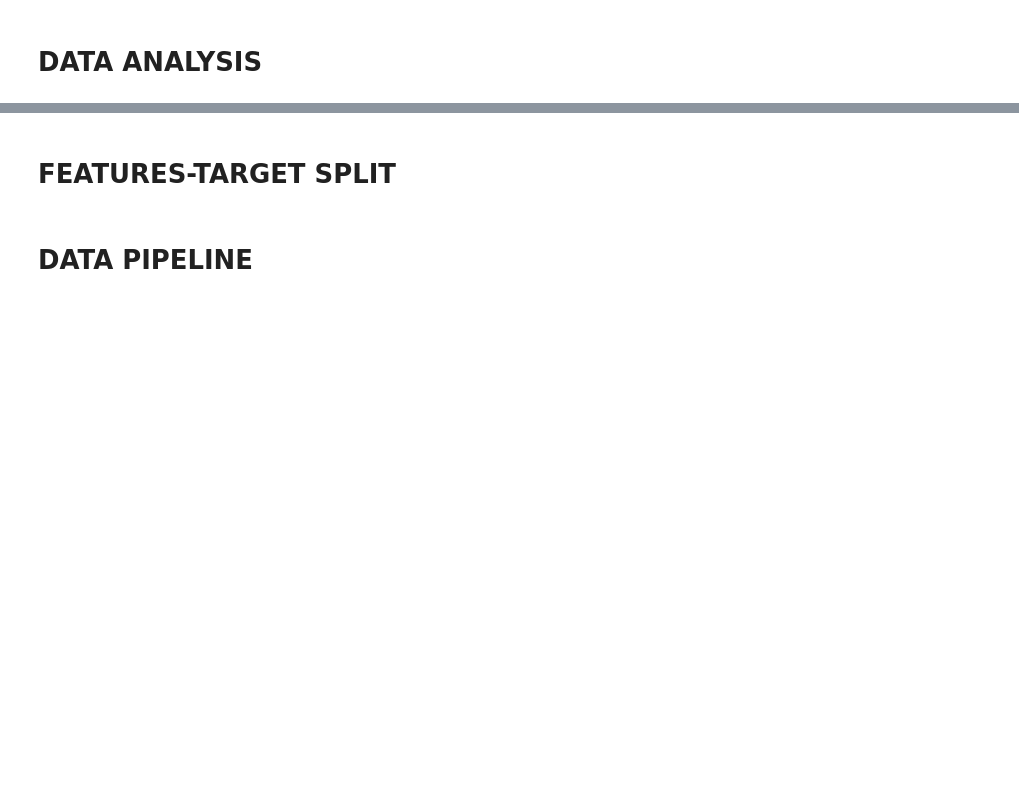
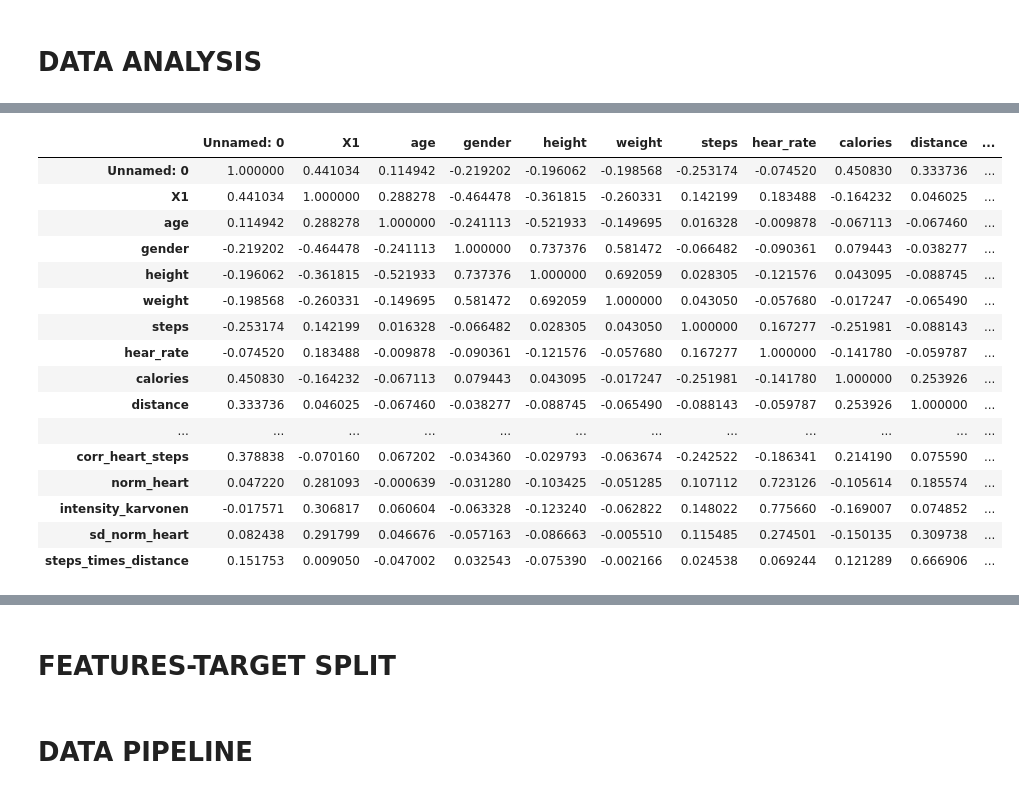
Before and after one commit to VishalVinayRam/Heart-management-model, a Jupyter notebook: fitbit-apple-watch-analysis-and-prediction.ipynb, the cells around one changed output, grey strips where cells are left out. Saved outputs shown, nothing was run; the diff lists cells and outputs as text; code cells hidden in the pictures; blank space fills up the shorter version.

```diff
--- a/fitbit-apple-watch-analysis-and-prediction.ipynb
+++ b/fitbit-apple-watch-analysis-and-prediction.ipynb
@@ -219,0 +370,20 @@ plt.show()
+# %%
+corr_matrix
+# %% [output]
+|  | Unnamed: 0 | X1 | age | gender | height | weight | steps | hear_rate | calories | distance | ... |
+| Unnamed: 0 | 1.000000 | 0.441034 | 0.114942 | -0.219202 | -0.196062 | -0.198568 | -0.253174 | -0.074520 | 0.450830 | 0.333736 | ... |
+| X1 | 0.441034 | 1.000000 | 0.288278 | -0.464478 | -0.361815 | -0.260331 | 0.142199 | 0.183488 | -0.164232 | 0.046025 | ... |
+| age | 0.114942 | 0.288278 | 1.000000 | -0.241113 | -0.521933 | -0.149695 | 0.016328 | -0.009878 | -0.067113 | -0.067460 | ... |
+| gender | -0.219202 | -0.464478 | -0.241113 | 1.000000 | 0.737376 | 0.581472 | -0.066482 | -0.090361 | 0.079443 | -0.038277 | ... |
+| height | -0.196062 | -0.361815 | -0.521933 | 0.737376 | 1.000000 | 0.692059 | 0.028305 | -0.121576 | 0.043095 | -0.088745 | ... |
+| weight | -0.198568 | -0.260331 | -0.149695 | 0.581472 | 0.692059 | 1.000000 | 0.043050 | -0.057680 | -0.017247 | -0.065490 | ... |
+| steps | -0.253174 | 0.142199 | 0.016328 | -0.066482 | 0.028305 | 0.043050 | 1.000000 | 0.167277 | -0.251981 | -0.088143 | ... |
+| hear_rate | -0.074520 | 0.183488 | -0.009878 | -0.090361 | -0.121576 | -0.057680 | 0.167277 | 1.000000 | -0.141780 | -0.059787 | ... |
+| calories | 0.450830 | -0.164232 | -0.067113 | 0.079443 | 0.043095 | -0.017247 | -0.251981 | -0.141780 | 1.000000 | 0.253926 | ... |
+| distance | 0.333736 | 0.046025 | -0.067460 | -0.038277 | -0.088745 | -0.065490 | -0.088143 | -0.059787 | 0.253926 | 1.000000 | ... |
+| ... | ... | ... | ... | ... | ... | ... | ... | ... | ... | ... | ... |
+| corr_heart_steps | 0.378838 | -0.070160 | 0.067202 | -0.034360 | -0.029793 | -0.063674 | -0.242522 | -0.186341 | 0.214190 | 0.075590 | ... |
+| norm_heart | 0.047220 | 0.281093 | -0.000639 | -0.031280 | -0.103425 | -0.051285 | 0.107112 | 0.723126 | -0.105614 | 0.185574 | ... |
+| intensity_karvonen | -0.017571 | 0.306817 | 0.060604 | -0.063328 | -0.123240 | -0.062822 | 0.148022 | 0.775660 | -0.169007 | 0.074852 | ... |
+| sd_norm_heart | 0.082438 | 0.291799 | 0.046676 | -0.057163 | -0.086663 | -0.005510 | 0.115485 | 0.274501 | -0.150135 | 0.309738 | ... |
+| steps_times_distance | 0.151753 | 0.009050 | -0.047002 | 0.032543 | -0.075390 | -0.002166 | 0.024538 | 0.069244 | 0.121289 | 0.666906 | ... |
```
Also changed, not shown: parts of 54 cells of this notebook, 1 other file.
